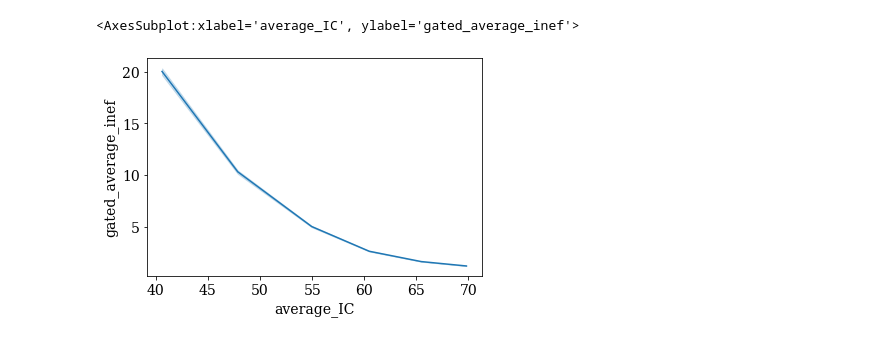
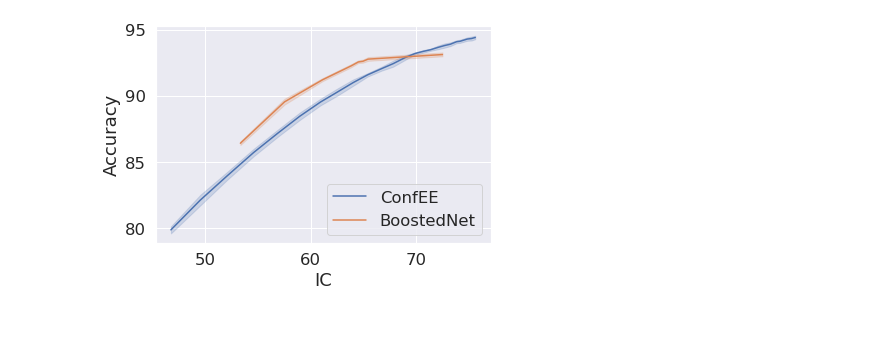
Before and after one commit to networkslab/dynn, a Jupyter notebook: src/notebooks/confidence_intervals_ce_ic.ipynb, the cells around one changed output. Saved outputs shown, nothing was run; the diff lists cells and outputs as text; code cells hidden in the pictures.

```diff
--- a/src/notebooks/confidence_intervals_ce_ic.ipynb
+++ b/src/notebooks/confidence_intervals_ce_ic.ipynb
@@ -22,3 +9,0 @@ def create_list_to_plot(acc_cost_pairs, label,marker, color ,marker_label):
-# %%
-with open('cifar100_boosted_results.pk', 'rb') as file:
-        list_dict_cifar100 = pk.load(file)
@@ -28,0 +10,13 @@ dict_keys(['gated_average_inef', 'gated_average_cov', 'GATED_ACC_PER_GATE_0', 'G
+# %%
+dataset = 'cifar10'
+model = 't2t_7'
+# %%
+with open(dataset+'_'+model+'/'+dataset+'_boosted_results.pk', 'rb') as file:
+        list_dict_boosted = pk.load(file)
+
+lambdas = [0.01, 0.12, 0.14, 0.16,0.2, 0.4, 0.6, 0.8]
+list_dicts_ours = []
+for lamb in lambdas:
+    with open(dataset+'_'+model+'/'+dataset+'_'+str(lamb)+'_results.pk', 'rb') as file:
+        dicts = pk.load(file)
+    list_dicts_ours.append(dicts)
@@ -29,10 +96,7 @@ dict_keys(['gated_average_inef', 'gated_average_cov', 'GATED_ACC_PER_GATE_0', 'G
 # %%
-
-i = 0
-aggregate_df = pd.DataFrame()
-for metrics in list_dict_cifar100:
+boosted_df = pd.DataFrame()
+for metrics in list_dict_boosted:
     metrics['average_IC'] = np.mean(metrics['EXPECTED_FLOPS'])
     metrics['average_ACC'] = np.mean(metrics['ACC'])
-    i+=1
     df = pd.DataFrame(data=metrics)
-    aggregate_df = pd.concat([df, aggregate_df],axis=0, ignore_index=True)
+    boosted_df = pd.concat([df, boosted_df],axis=0, ignore_index=True)
@@ -189,5 +103,11 @@ plt.savefig('inef_cost_cifar100.pdf')
-# %%
-sns.lineplot(data=aggregate_df, x="average_IC", y="gated_average_inef")
-# %% [output]
-<AxesSubplot:xlabel='average_IC', ylabel='gated_average_inef'>
-[figure, removed]
+# %%
+sns.set(font_scale=1.5)  # crazy big
+filtered_boosted_df = boosted_df[boosted_df['average_IC'].between(45, 100)]
+filtered_our_df = our_df[our_df['average_IC'].between(50, 100)]
+sns.lineplot(data=filtered_boosted_df, x="average_IC", y="ACC", label="ConfEE")
+sns.lineplot(data=filtered_our_df, x="average_IC", y="test/gated_acc", label="BoostedNet")
+plt.xlabel('IC')
+plt.ylabel('Accuracy')
+plt.savefig('perf_cost_'+dataset+'.pdf')
+# %% [output]
+[figure, added]
```
Also changed, not shown: parts of 12 cells of this notebook, 2 other files.
